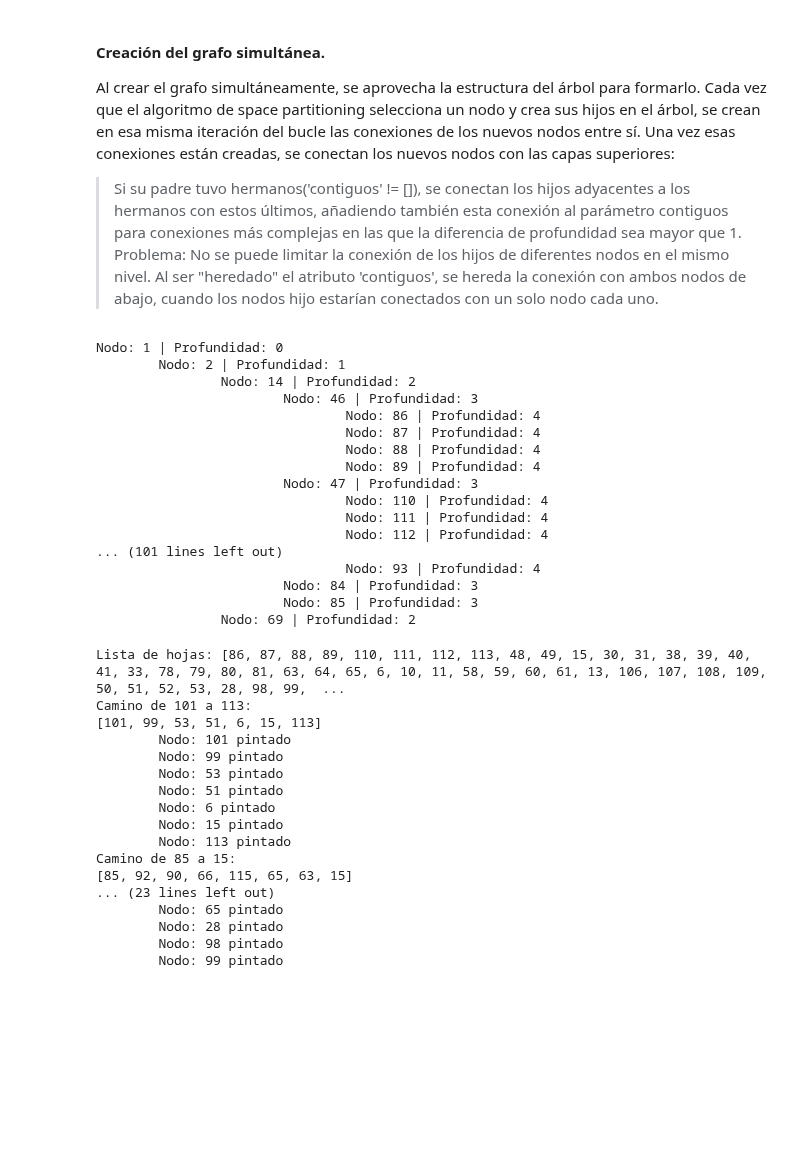
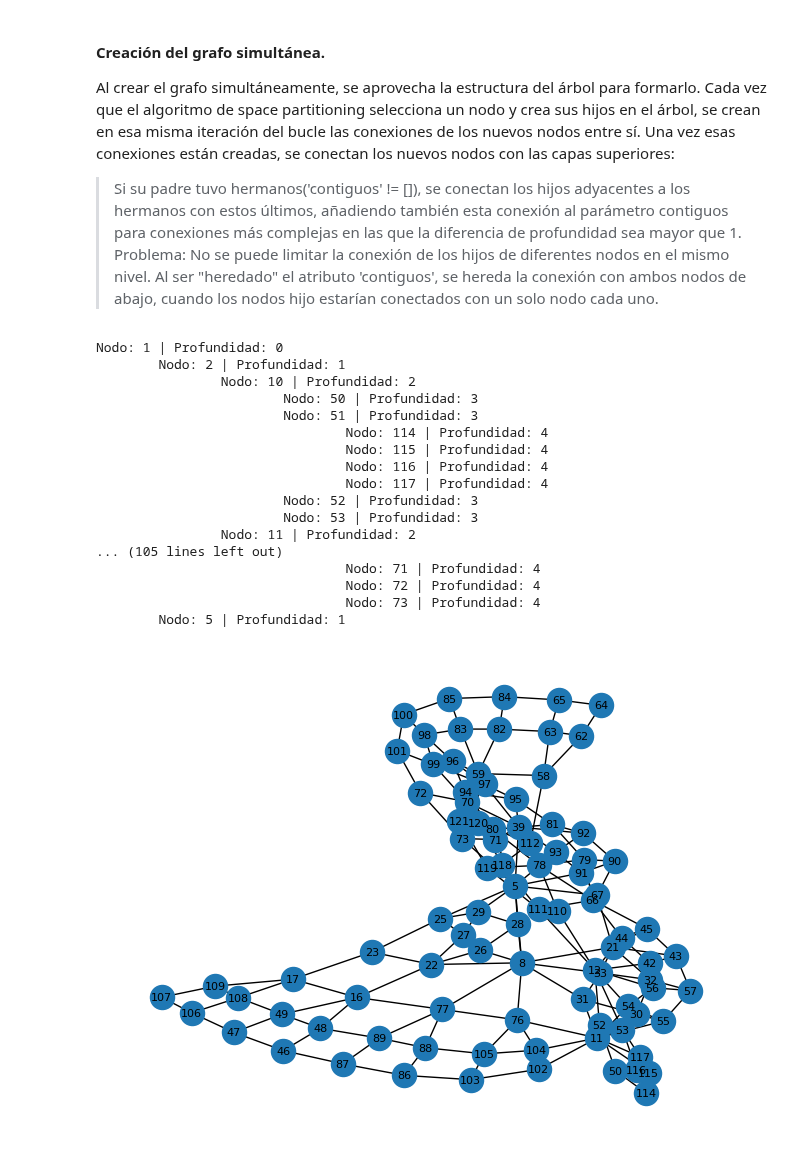
Before and after one commit to MarioPG21/TFG_generacion_mazmorras, a Jupyter notebook: Space Partitioning/Space_Partitioning.ipynb, the cells around one changed output. Drawn from its saved outputs; the diff is of its cells as text; code cells hidden in the pictures; blank space fills up the shorter version.

```diff
--- a/Space Partitioning/Space_Partitioning.ipynb
+++ b/Space Partitioning/Space_Partitioning.ipynb
@@ -284,47 +348,31 @@ class Cuadrado():
 # %%
-A = formar_particion_estado_4(50)
+A = formar_particion_estado_4(30)
 describir_arbol(A)
 # %% [output]
 Nodo: 1 | Profundidad: 0
         Nodo: 2 | Profundidad: 1
-                Nodo: 14 | Profundidad: 2
-                        Nodo: 46 | Profundidad: 3
-                                Nodo: 86 | Profundidad: 4
-                                Nodo: 87 | Profundidad: 4
-                                Nodo: 88 | Profundidad: 4
-                                Nodo: 89 | Profundidad: 4
-                        Nodo: 47 | Profundidad: 3
-                                Nodo: 110 | Profundidad: 4
-                                Nodo: 111 | Profundidad: 4
-                                Nodo: 112 | Profundidad: 4
-... (101 lines left out)
-                                Nodo: 93 | Profundidad: 4
-                        Nodo: 84 | Profundidad: 3
-                        Nodo: 85 | Profundidad: 3
-                Nodo: 69 | Profundidad: 2
+                Nodo: 10 | Profundidad: 2
+                        Nodo: 50 | Profundidad: 3
+                        Nodo: 51 | Profundidad: 3
+                                Nodo: 114 | Profundidad: 4
+                                Nodo: 115 | Profundidad: 4
+                                Nodo: 116 | Profundidad: 4
+                                Nodo: 117 | Profundidad: 4
+                        Nodo: 52 | Profundidad: 3
+                        Nodo: 53 | Profundidad: 3
+                Nodo: 11 | Profundidad: 2
+... (105 lines left out)
+                                Nodo: 71 | Profundidad: 4
+                                Nodo: 72 | Profundidad: 4
+                                Nodo: 73 | Profundidad: 4
+        Nodo: 5 | Profundidad: 1
 # %%
 cuadrado = Cuadrado(A)
 cuadrado.formar_grafo()
-cuadrado.crear_mazmorra()
-#nx.draw(cuadrado.S, with_labels=True)
+#cuadrado.crear_mazmorra()
+nx.draw(cuadrado.S, with_labels=True, font_size = 8)
 # %% [output]
-Lista de hojas: [86, 87, 88, 89, 110, 111, 112, 113, 48, 49, 15, 30, 31, 38, 39, 40, 41, 33, 78, 79, 80, 81, 63, 64, 65, 6, 10, 11, 58, 59, 60, 61, 13, 106, 107, 108, 109, 50, 51, 52, 53, 28, 98, 99,  ...
-Camino de 101 a 113:
-[101, 99, 53, 51, 6, 15, 113]
-        Nodo: 101 pintado
-        Nodo: 99 pintado
-        Nodo: 53 pintado
-        Nodo: 51 pintado
-        Nodo: 6 pintado
-        Nodo: 15 pintado
-        Nodo: 113 pintado
-Camino de 85 a 15:
-[85, 92, 90, 66, 115, 65, 63, 15]
-... (23 lines left out)
-        Nodo: 65 pintado
-        Nodo: 28 pintado
-        Nodo: 98 pintado
-        Nodo: 99 pintado
+[figure, added]
 # %%
 cuadrado.dibujar()
 # %% [output]
```
Also changed, not shown: parts of 5 cells of this notebook, 2 other files.
